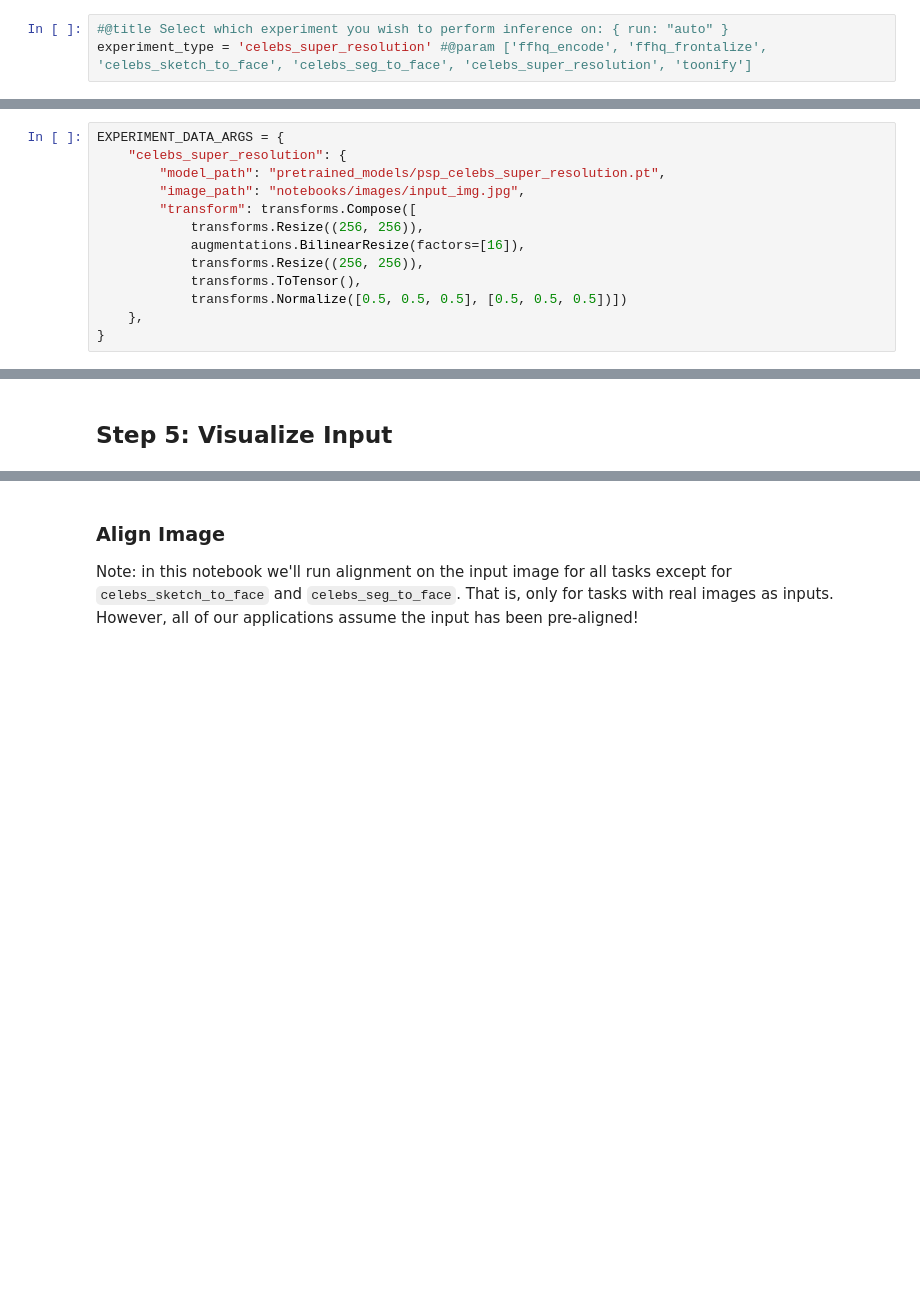
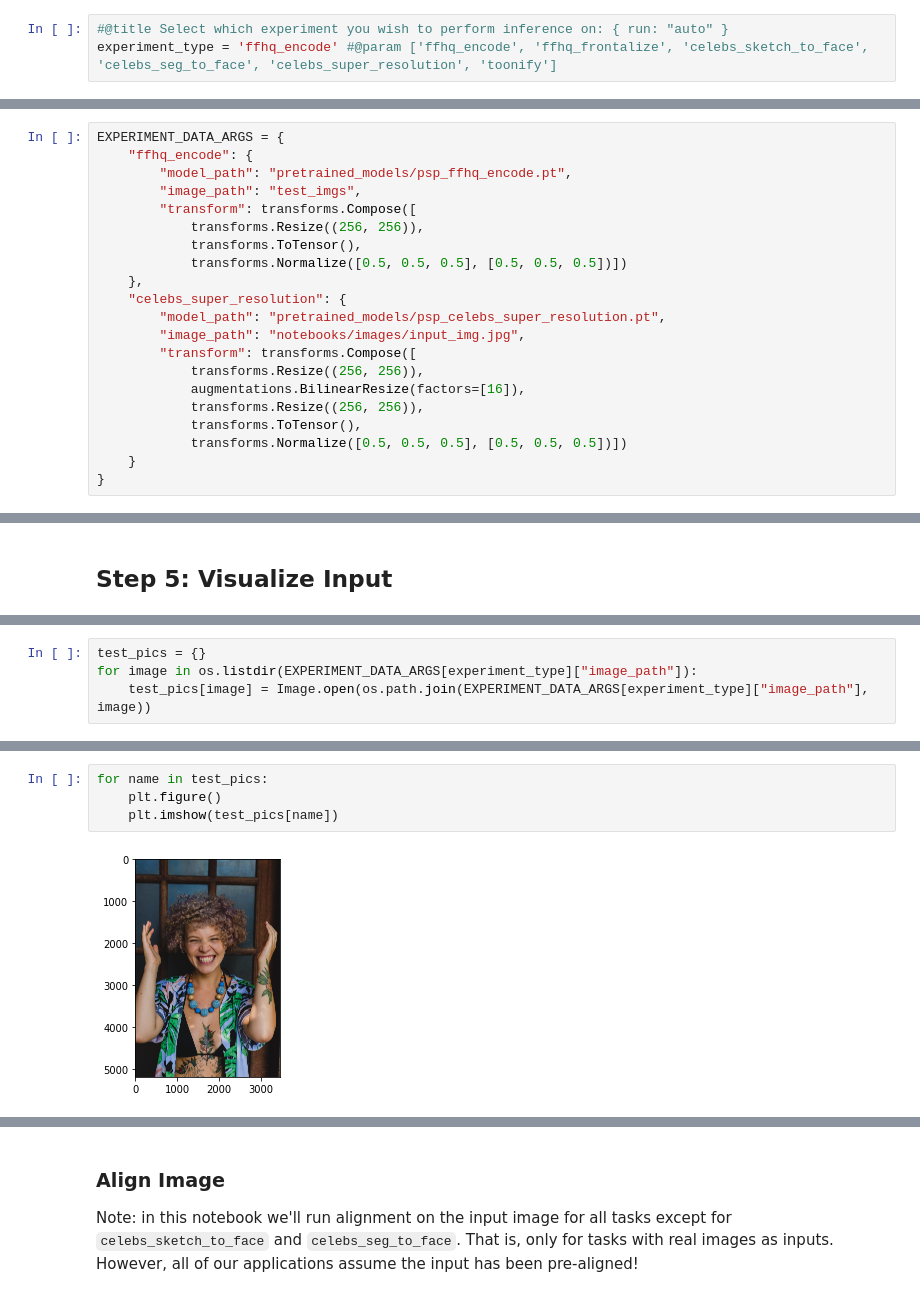
Before and after one commit to OzoneReloaded/pixel2style2pixel, a Jupyter notebook: inference_playground.ipynb, the cells around one changed output, grey strips where cells are left out. Saved outputs shown, nothing was run; the diff lists cells and outputs as text; blank space fills up the shorter version.

```diff
--- a/inference_playground.ipynb
+++ b/inference_playground.ipynb
@@ -25,7 +26,7 @@ Matplotlib created a temporary config/cache directory at /tmp/matplotlib-k6_ynxz
 ## Step 1: Select Experiment Type
 # %%
 #@title Select which experiment you wish to perform inference on: { run: "auto" }
-experiment_type = 'celebs_super_resolution' #@param ['ffhq_encode', 'ffhq_frontalize', 'celebs_sketch_to_face', 'celebs_seg_to_face', 'celebs_super_resolution', 'toonify']
+experiment_type = 'ffhq_encode' #@param ['ffhq_encode', 'ffhq_frontalize', 'celebs_sketch_to_face', 'celebs_seg_to_face', 'celebs_super_resolution', 'toonify']
 # %% [markdown]
 ## Step 2: Download Pretrained Models
 As part of this repository, we provide pretrained models for each of the above experiments. We'll download the model for the selected experiments as save it to the folder `../pretrained_models`.
@@ -59,6 +60,14 @@ Below we have a dictionary defining parameters such as the path to the pretraine
 While we provide default values to run this script, feel free to change as needed.
 # %%
 EXPERIMENT_DATA_ARGS = {
+    "ffhq_encode": {
+        "model_path": "pretrained_models/psp_ffhq_encode.pt",
+        "image_path": "test_imgs",
+        "transform": transforms.Compose([
+            transforms.Resize((256, 256)),
+            transforms.ToTensor(),
+            transforms.Normalize([0.5, 0.5, 0.5], [0.5, 0.5, 0.5])])
+    },
     "celebs_super_resolution": {
         "model_path": "pretrained_models/psp_celebs_super_resolution.pt",
         "image_path": "notebooks/images/input_img.jpg",
@@ -68,7 +77,7 @@ EXPERIMENT_DATA_ARGS = {
             transforms.Resize((256, 256)),
             transforms.ToTensor(),
             transforms.Normalize([0.5, 0.5, 0.5], [0.5, 0.5, 0.5])])
-    },
+    }
 }
 # %%
 EXPERIMENT_ARGS = EXPERIMENT_DATA_ARGS[experiment_type]
@@ -145,0 +148,4 @@ original_image.resize((256, 256))
+# %%
+test_pics = {}
+for image in os.listdir(EXPERIMENT_DATA_ARGS[experiment_type]["image_path"]):
+    test_pics[image] = Image.open(os.path.join(EXPERIMENT_DATA_ARGS[experiment_type]["image_path"], image))
@@ -145,0 +159,6 @@ original_image.resize((256, 256))
+# %%
+for name in test_pics:
+    plt.figure()
+    plt.imshow(test_pics[name])
+# %% [output]
+[figure, added]
```
Also changed, not shown: parts of 21 cells of this notebook, 1 other file.
